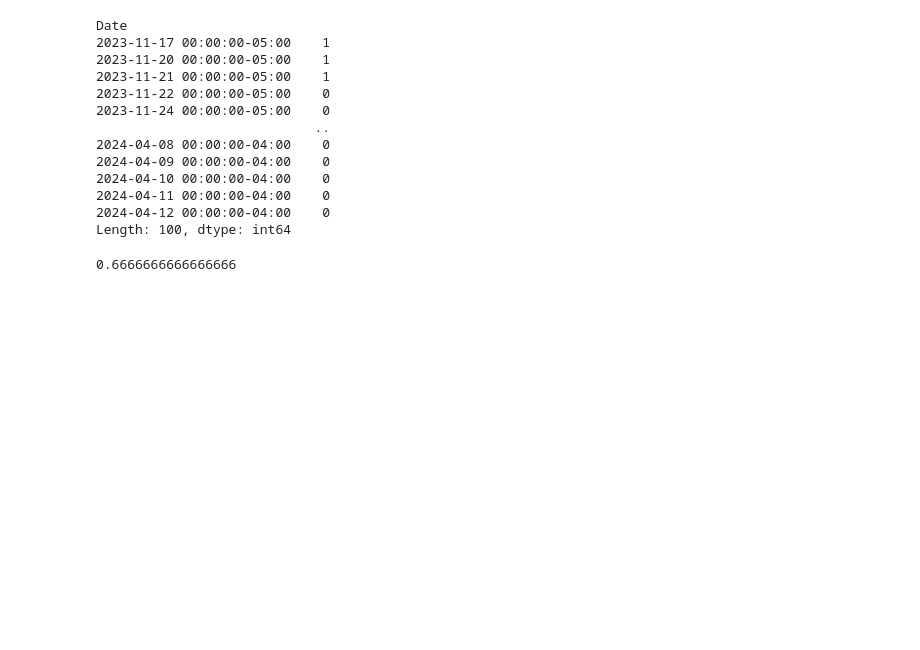
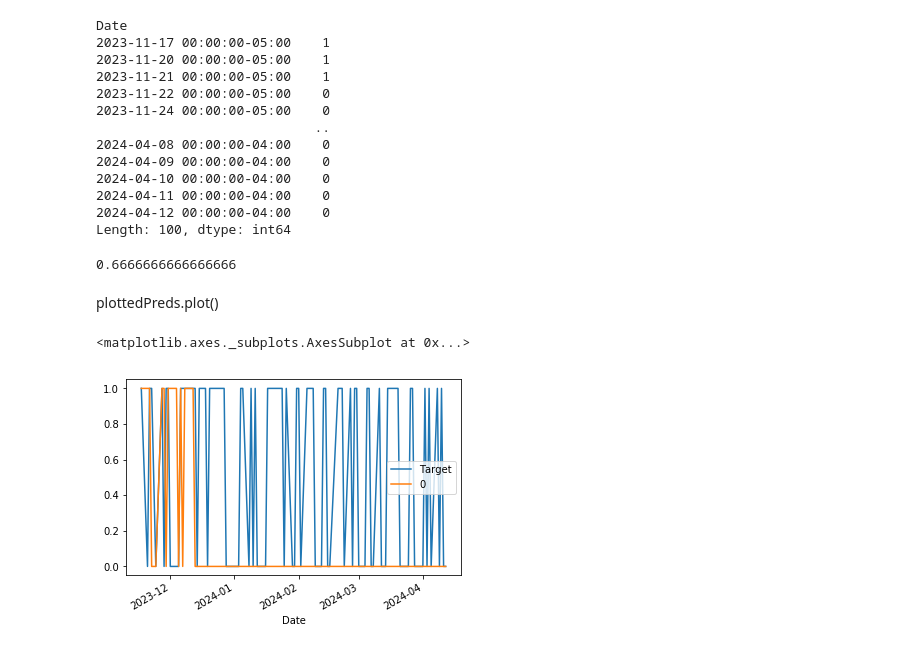
Before and after one commit to hli2238/FinRL---Stock-Prediction, a Jupyter notebook: models/Untitled.ipynb, the cells around one changed output. Drawn from its saved outputs; the diff is of its cells as text; code cells hidden in the pictures; blank space fills up the shorter version.

```diff
--- a/models/Untitled.ipynb
+++ b/models/Untitled.ipynb
@@ -211,3 +211,12 @@ Length: 100, dtype: int64
 precision_score(test["Target"], preds)
 # %% [output]
 0.6666666666666666
+# %%
+plottedPreds = pd.concat([test["Target"], preds], axis = 1)
+# %% [markdown]
+plottedPreds.plot()
+# %%
+plottedPreds.plot()
+# %% [output]
+<matplotlib.axes._subplots.AxesSubplot at 0x...>
+[figure, added]
```
Also changed, not shown: parts of 1 cell of this notebook, 1 other file.
